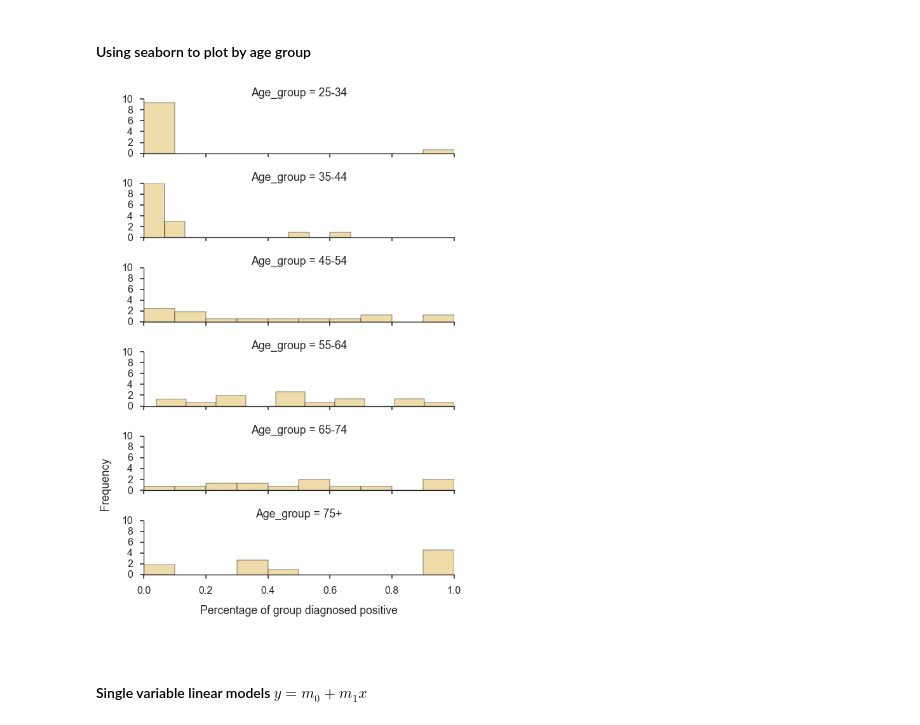
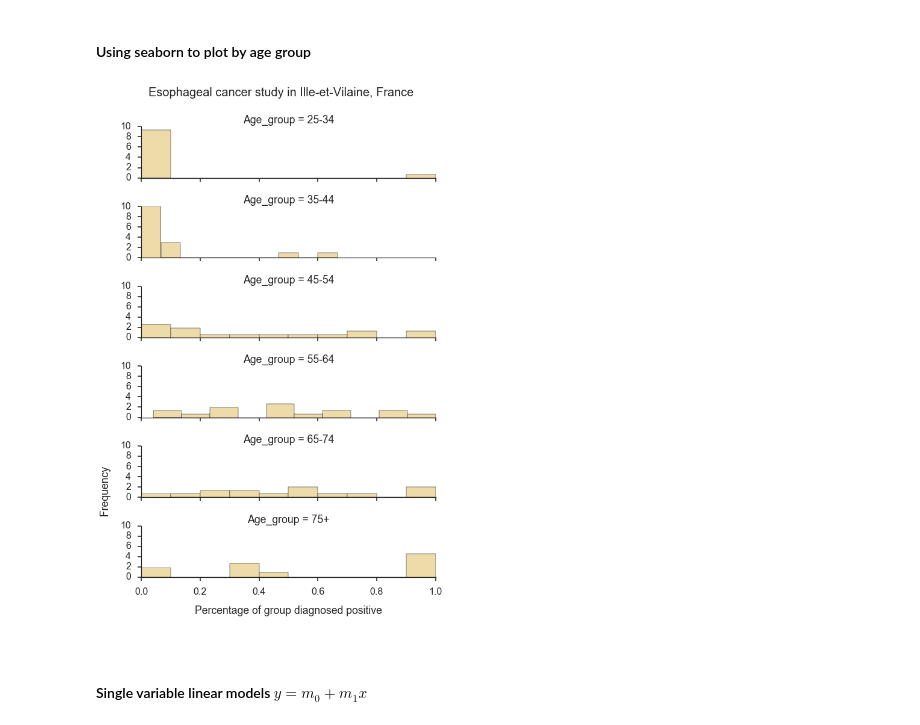
Before and after one commit to agalea91/esoph_linear_model, a Jupyter notebook: esoph_linear_model.ipynb, the cells around one changed output. Saved outputs shown, nothing was run; the diff lists cells and outputs as text; code cells hidden in the pictures.

```diff
--- a/esoph_linear_model.ipynb
+++ b/esoph_linear_model.ipynb
@@ -191,15 +191,17 @@ sns.palplot(sns.color_palette("BrBG", 10))
 # %%
 g = sns.FacetGrid(df, row='Age_group', size=2,
                   aspect=4, legend_out=False)
 g.map(plt.hist, 'positive_frac', normed=True,
       color=colors[3])
 plt.xlim(0,1)
+plt.suptitle('Esophageal cancer study in Ille-et-Vilaine, France',
+             y=1.03, fontsize=20)
 plt.xlabel('Percentage of group diagnosed positive', labelpad=15)
 plt.ylabel('                                         Frequency', labelpad=15)
 #g.add_legend(frameon=True)
 plt.savefig('figures/hist_by_age.png', bbox_inches='tight', dpi=144)
 # %% [output]
-[figure, old version]
+[figure, new version]
 # %% [markdown]
 #### Single variable linear models $y = m_0 + m_1 x$
 # %%
```
Also changed, not shown: 1 other file.
